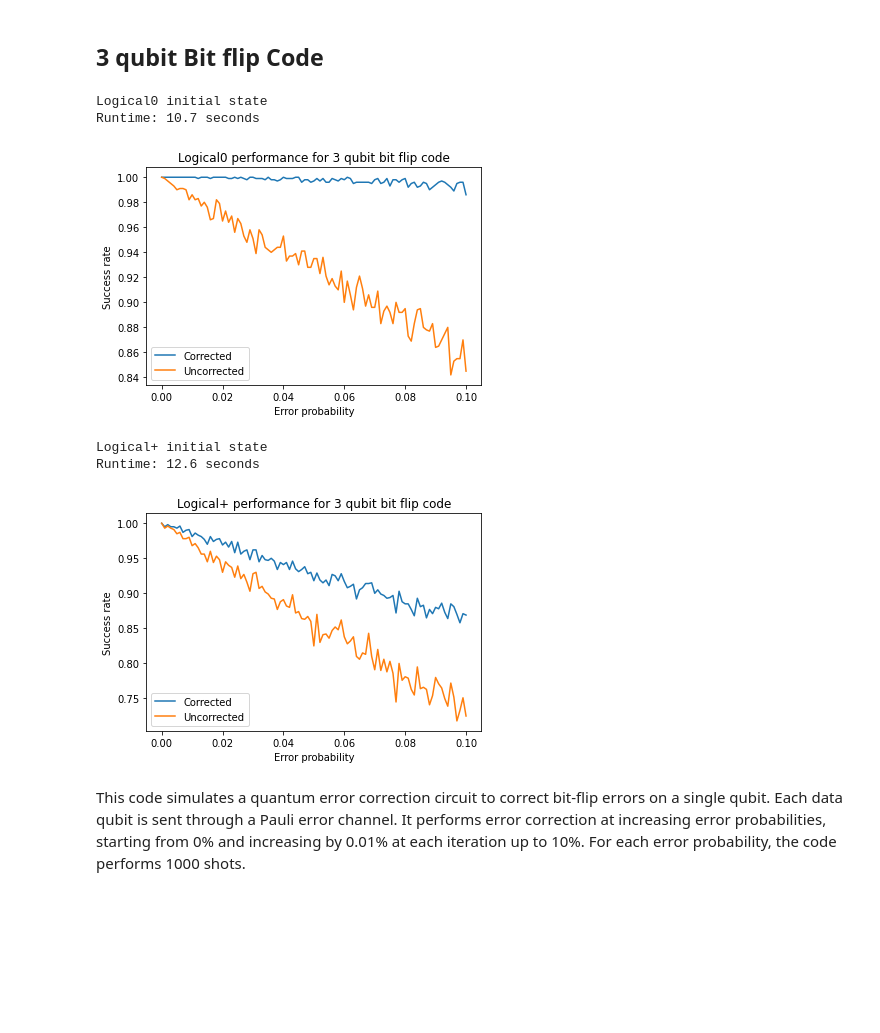
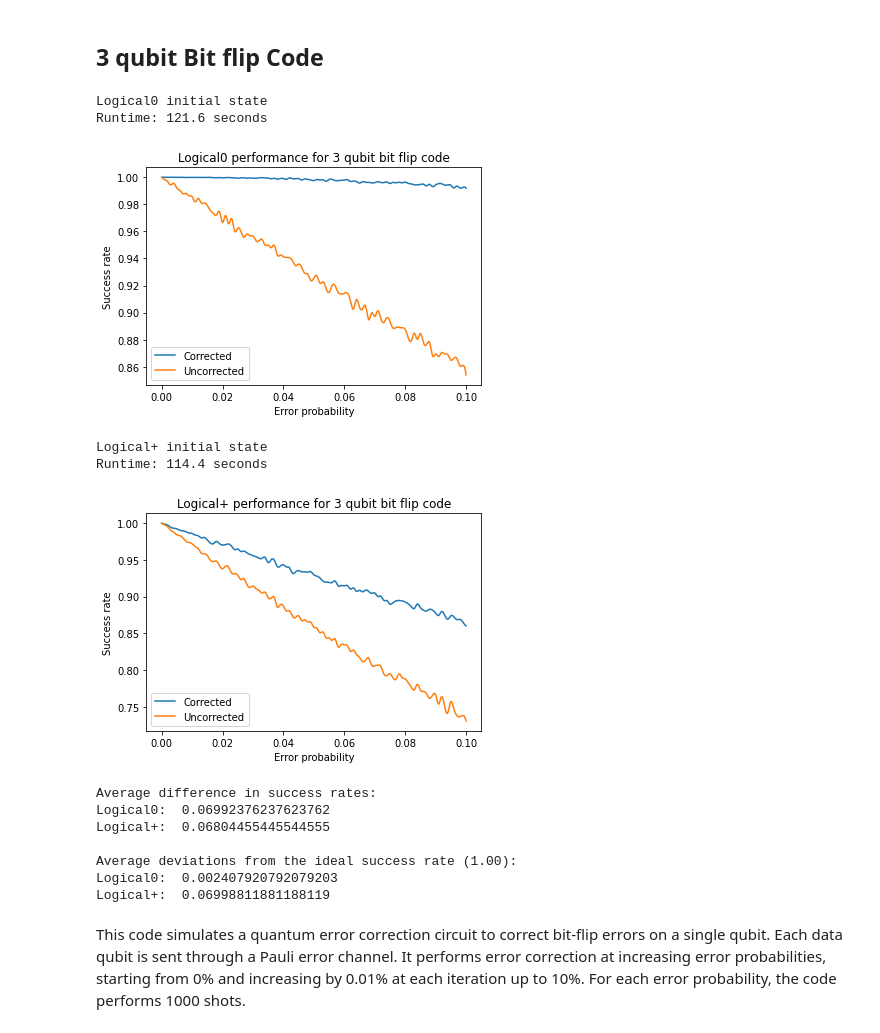
Before and after one commit to daschaich/QEC-Notebooks, a Jupyter notebook: Repetition Code and Shor Code.ipynb, the cells around one changed output. Cells and saved outputs as stored; diff of their text form; code cells hidden in the pictures; blank space fills up the shorter version.

```diff
--- a/Repetition Code and Shor Code.ipynb
+++ b/Repetition Code and Shor Code.ipynb
@@ -9,6 +9,10 @@ import numpy as np
 import matplotlib.pyplot as plt
 from qiskit import *
 from qiskit_aer.noise import pauli_error
+import numpy as np
+import matplotlib.pyplot as plt
+from scipy.interpolate import CubicSpline
+
 # ------------------------------------------------------------------
 
 
@@ -16,7 +20,7 @@ from qiskit_aer.noise import pauli_error
 # ------------------------------------------------------------------
 # Hard-coded constants
 random.seed(42)     # For reproducibility
-Nshots = 1000
+Nshots = 10000
 
 q = QuantumRegister(5)              # Create 5-qubit quantum register
 c = ClassicalRegister(2)            # Create 2-bit classical register
@@ -107,43 +111,93 @@ def scan_probs(init):
 
 # ------------------------------------------------------------------
 # Main code
+success_rate_diffs = {'zero': [], 'plus': []}
+deviations = {'zero': [], 'plus': []}
 # Loop over |0> and |+> initial states
 for state in ['zero', 'plus']:
     runtime = -time.time()
     if state == 'zero':
         print("Logical0 initial state")
     else:
         # Blank line in output to separate results
         print("\nLogical+ initial state")
 
     success_rates, uncorr_rates = scan_probs(state)
 
+
+    # Calculate difference in success rates for each error probability
+    success_rate_diff = [s - u for s, u in zip(success_rates, uncorr_rates)]
+    success_rate_diffs[state] = success_rate_diff
+
+    # Calculate deviation from the ideal success rate (1) for each error probability
+    deviation = [1 - s for s in success_rates]
+    deviations[state] = deviation
+
     # Print runtime here to ignore time spent looking at plot
     runtime += time.time()
     print("Runtime: %0.1f seconds" % runtime)
 
     if state == 'zero':
       title = 'Logical0 performance for 3 qubit bit flip code'
     else:
       title = 'Logical+ performance for 3 qubit bit flip code'
 
-    # Plot the success rate as a function of the error probability
-    # TODO: ADD UNCORRECTED VS CORRECTED...
-    plt.plot(error_probs, success_rates, label='Corrected')
-    plt.plot(error_probs, uncorr_rates, label='Uncorrected')
+    success_spline = CubicSpline(error_probs, success_rates)
+    uncorr_spline = CubicSpline(error_probs, uncorr_rates)
+
+    # Generate finer x-axis values for smooth curves
+    x_fine = np.linspace(error_probs.min(), error_probs.max(), 500)
+
+    # Evaluate the spline functions at the finer x-axis values
+    success_smooth = success_spline(x_fine)
+    uncorr_smooth = uncorr_spline(x_fine)
+
+    # Plot the smooth success rate and uncorrected rate curves
+    plt.plot(x_fine, success_smooth, label='Corrected')
+    plt.plot(x_fine, uncorr_smooth, label='Uncorrected')
+
+#     # Add the original data points for reference
+#     plt.scatter(error_probs, success_rates, marker='.', color='blue', alpha=0.5)
+#     plt.scatter(error_probs, uncorr_rates, marker='.', color='orange', alpha=0.5)
+
+    # Rest of the plotting code
     plt.title(title)
     plt.xlabel('Error probability')
     plt.ylabel('Success rate')
     plt.legend(loc='lower left')
     plt.show()
-# ---------------
+
+# ------------------------------------------------------------------
+
+# Calculate average difference in success rates for Logical0 and Logical+ initial states
+avg_diff_zero = np.mean(success_rate_diffs['zero'])
+avg_diff_plus = np.mean(success_rate_diffs['plus'])
+
+print("\nAverage difference in success rates:")
+print("Logical0: ", avg_diff_zero)
+print("Logical+: ", avg_diff_plus)
+
+# Calculate average deviation for Logical0 and Logical+ initial states
+avg_deviation_zero = np.mean(deviations['zero'])
+avg_deviation_plus = np.mean(deviations['plus'])
+
+print("\nAverage deviations from the ideal success rate (1.00):")
+print("Logical0: ", avg_deviation_zero)
+print("Logical+: ", avg_deviation_plus)
 # %% [output]
 Logical0 initial state
-Runtime: 10.7 seconds
+Runtime: 121.6 seconds
-[figure, old version]
+[figure, new version]
 Logical+ initial state
-Runtime: 12.6 seconds
+Runtime: 114.4 seconds
-[figure, old version]
+[figure, new version]
+Average difference in success rates:
+Logical0:  0.06992376237623762
+Logical+:  0.06804455445544555
+
+Average deviations from the ideal success rate (1.00):
+Logical0:  0.002407920792079203
+Logical+:  0.06998811881188119
 # %% [markdown]
 This code simulates a quantum error correction circuit to correct bit-flip errors on a single qubit. Each data qubit is sent through a Pauli error channel. It performs error correction at increasing error probabilities, starting from 0% and increasing by 0.01% at each iteration up to 10%. For each error probability, the code performs 1000 shots.
 # %% [markdown]
```
Also changed, not shown: parts of 2 cells of this notebook.
